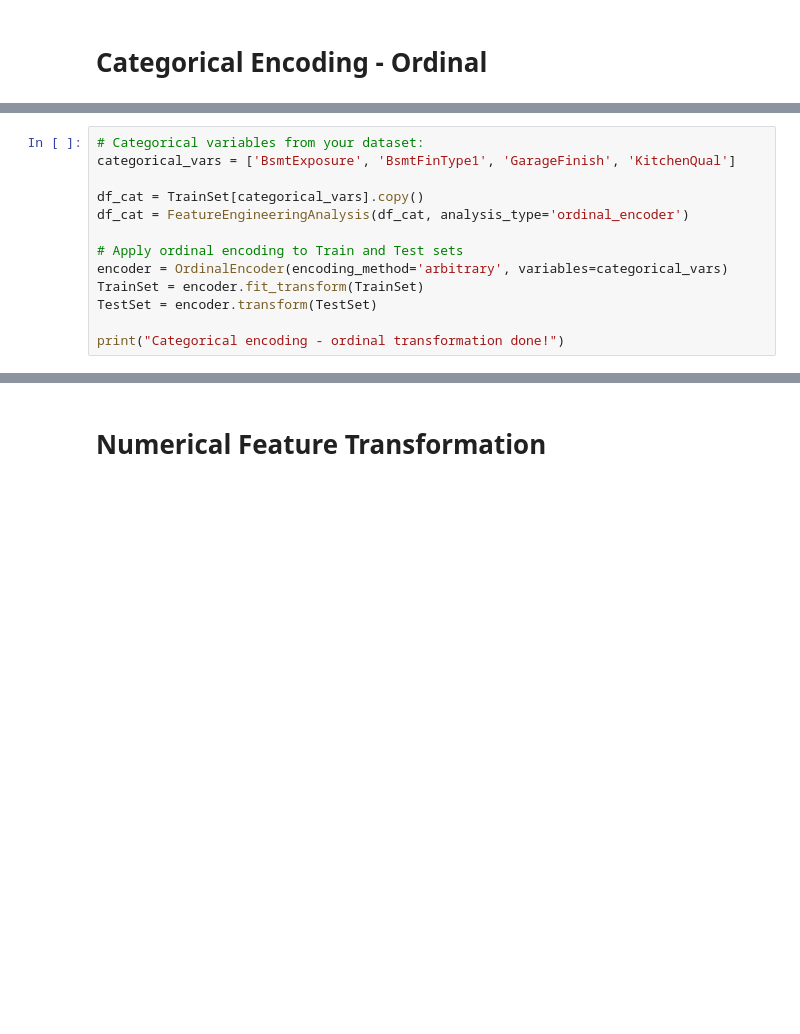
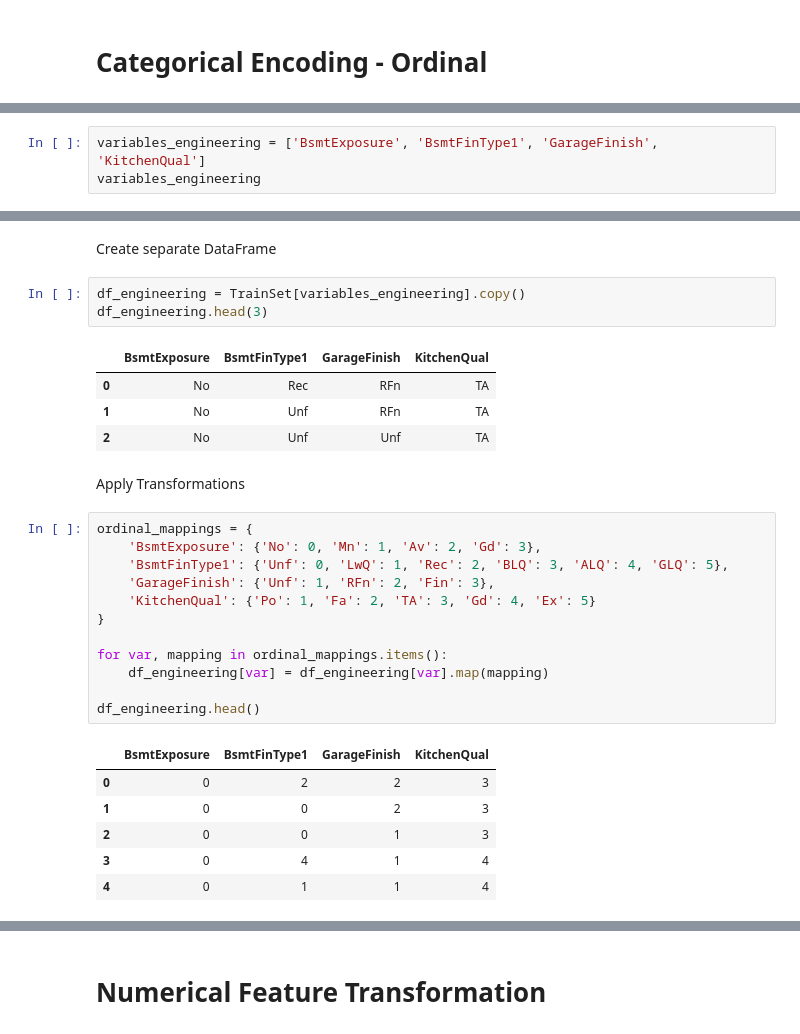
Before and after one commit to Zozo62442/milestone-project-heritage-housing-issues, a Jupyter notebook: jupyter_notebooks/04 - FeatureEngineering.ipynb, the cells around one changed output, grey strips where cells are left out. Saved outputs shown, nothing was run; the diff lists cells and outputs as text; blank space fills up the shorter version.

```diff
--- a/jupyter_notebooks/04 - FeatureEngineering.ipynb
+++ b/jupyter_notebooks/04 - FeatureEngineering.ipynb
@@ -304,14 +301,4 @@ for col, methods in methods_worked.items():
 # %%
-# Categorical variables from your dataset:
-categorical_vars = ['BsmtExposure', 'BsmtFinType1', 'GarageFinish', 'KitchenQual']
-
-df_cat = TrainSet[categorical_vars].copy()
-df_cat = FeatureEngineeringAnalysis(df_cat, analysis_type='ordinal_encoder')
-
-# Apply ordinal encoding to Train and Test sets
-encoder = OrdinalEncoder(encoding_method='arbitrary', variables=categorical_vars)
-TrainSet = encoder.fit_transform(TrainSet)
-TestSet = encoder.transform(TestSet)
-
-print("Categorical encoding - ordinal transformation done!")
+variables_engineering = ['BsmtExposure', 'BsmtFinType1', 'GarageFinish', 'KitchenQual']
+variables_engineering
 # %% [output]
@@ -334,0 +306,31 @@ Categorical encoding - ordinal transformation done!
+# %% [markdown]
+Create separate DataFrame
+# %%
+df_engineering = TrainSet[variables_engineering].copy()
+df_engineering.head(3)
+# %% [output]
+|  | BsmtExposure | BsmtFinType1 | GarageFinish | KitchenQual |
+| 0 | No | Rec | RFn | TA |
+| 1 | No | Unf | RFn | TA |
+| 2 | No | Unf | Unf | TA |
+# %% [markdown]
+Apply Transformations
+# %%
+ordinal_mappings = {
+    'BsmtExposure': {'No': 0, 'Mn': 1, 'Av': 2, 'Gd': 3},
+    'BsmtFinType1': {'Unf': 0, 'LwQ': 1, 'Rec': 2, 'BLQ': 3, 'ALQ': 4, 'GLQ': 5},
+    'GarageFinish': {'Unf': 1, 'RFn': 2, 'Fin': 3},
+    'KitchenQual': {'Po': 1, 'Fa': 2, 'TA': 3, 'Gd': 4, 'Ex': 5}
+}
+
+for var, mapping in ordinal_mappings.items():
+    df_engineering[var] = df_engineering[var].map(mapping)
+
+df_engineering.head()
+# %% [output]
+|  | BsmtExposure | BsmtFinType1 | GarageFinish | KitchenQual |
+| 0 | 0 | 2 | 2 | 3 |
+| 1 | 0 | 0 | 2 | 3 |
+| 2 | 0 | 0 | 1 | 3 |
+| 3 | 0 | 4 | 1 | 4 |
+| 4 | 0 | 1 | 1 | 4 |
```
Also changed, not shown: parts of 20 cells of this notebook, 1 other file.
